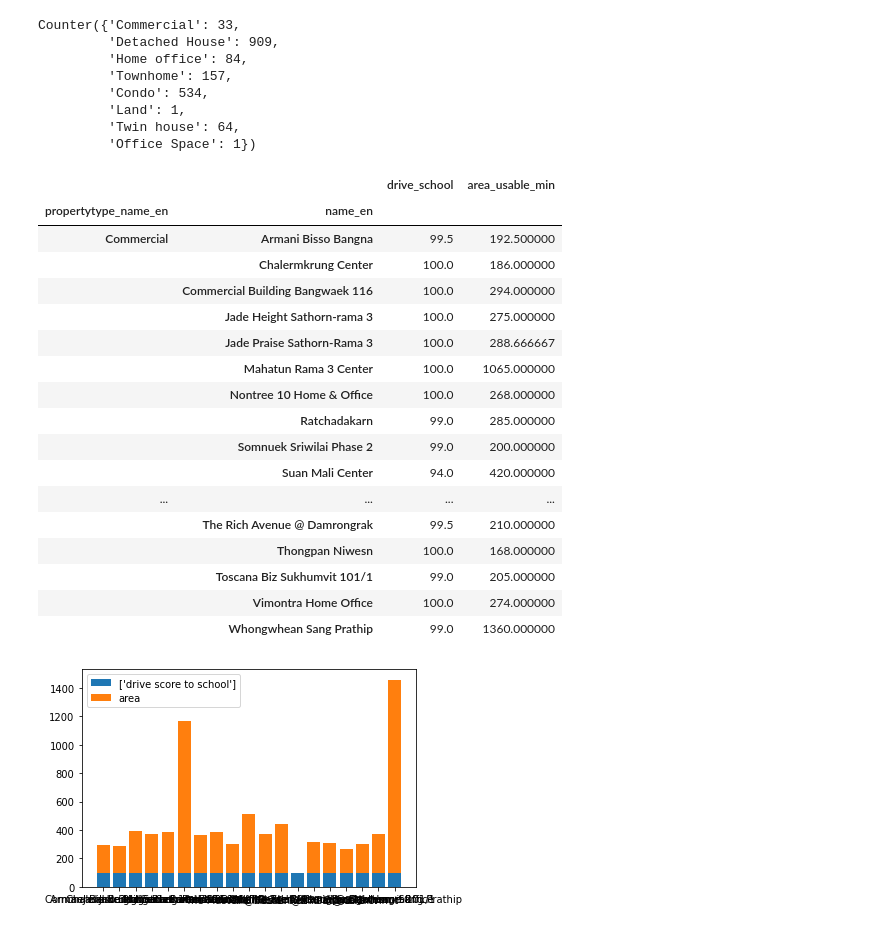
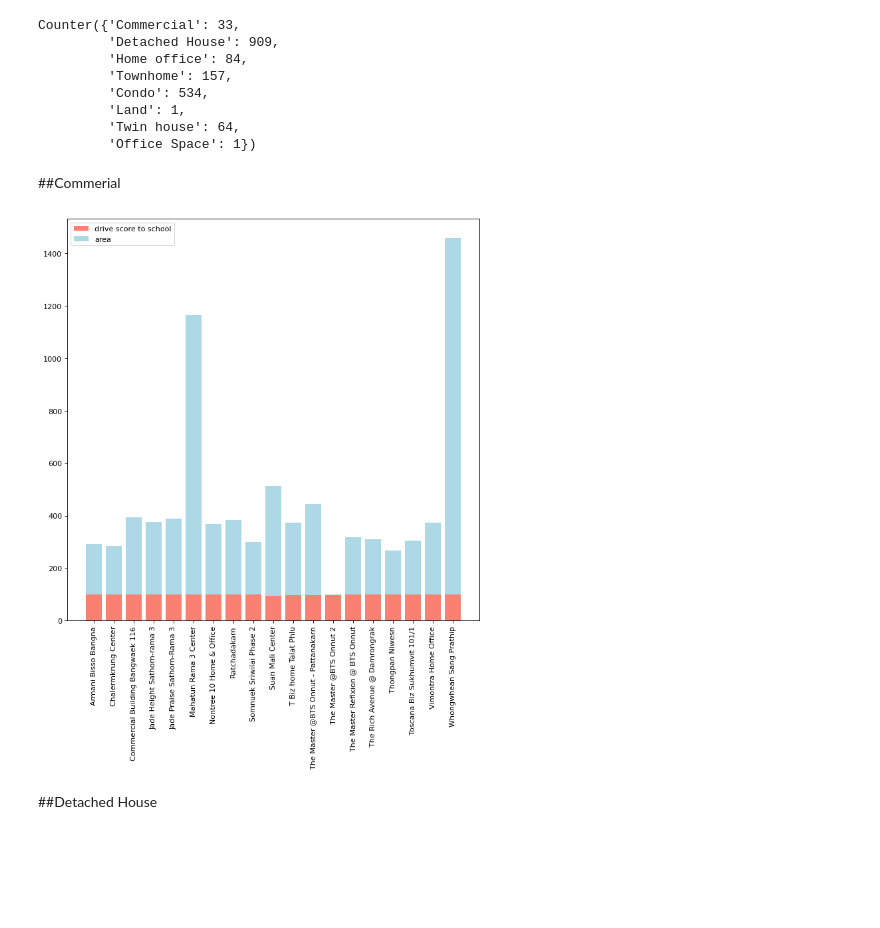
Before and after one commit to sucheerarighthere/BasicProg_DataViz65, a Jupyter notebook: FinalProject_Data.ipynb, the cells around one changed output. Drawn from its saved outputs; the diff is of its cells as text; code cells hidden in the pictures; blank space fills up the shorter version.

```diff
--- a/FinalProject_Data.ipynb
+++ b/FinalProject_Data.ipynb
@@ -137,31 +133,15 @@ onlyuse = tenmonlyuse.groupby(['propertytype_name_en','name_en'])['drive_school'
+# %% [markdown]
+##Commerial
 # %%
  tenm[['propertytype_name_en','name_en','drive_school','area_usable_min']]
 com=tenm[tenm['propertytype_name_en']=='Commercial']
 comonlyuse = com.groupby(['propertytype_name_en','name_en'])['drive_school','area_usable_min'].mean()
-comonlyuse
-# %% [output]
-|  |  | drive_school | area_usable_min |
-| propertytype_name_en | name_en |  |  |
-| Commercial | Armani Bisso Bangna | 99.5 | 192.500000 |
-|  | Chalermkrung Center | 100.0 | 186.000000 |
-|  | Commercial Building Bangwaek 116 | 100.0 | 294.000000 |
-|  | Jade Height Sathorn-rama 3 | 100.0 | 275.000000 |
-|  | Jade Praise Sathorn-Rama 3 | 100.0 | 288.666667 |
-|  | Mahatun Rama 3 Center | 100.0 | 1065.000000 |
-|  | Nontree 10 Home & Office | 100.0 | 268.000000 |
-|  | Ratchadakarn | 99.0 | 285.000000 |
-|  | Somnuek Sriwilai Phase 2 | 99.0 | 200.000000 |
-|  | Suan Mali Center | 94.0 | 420.000000 |
-| ... | ... | ... | ... |
-|  | The Rich Avenue @ Damrongrak | 99.5 | 210.000000 |
-|  | Thongpan Niwesn | 100.0 | 168.000000 |
-|  | Toscana Biz Sukhumvit 101/1 | 99.0 | 205.000000 |
-|  | Vimontra Home Office | 100.0 | 274.000000 |
-|  | Whongwhean Sang Prathip | 99.0 | 1360.000000 |
 # %%
-plt.bar([1,2,3,4,5,6,7,8,9,10,11,12,13,14,15,16,17,18,19],comonlyuse['drive_school'],label =['drive score to school'])
-plt.bar([1,2,3,4,5,6,7,8,9,10,11,12,13,14,15,16,17,18,19],comonlyuse['area_usable_min'],bottom=comonlyuse['drive_school'],label ='area')
+from matplotlib.pyplot import figure
+figure(figsize=(10,10), dpi=80)
+plt.bar([1,2,3,4,5,6,7,8,9,10,11,12,13,14,15,16,17,18,19],comonlyuse['drive_school'],label ='drive score to school',color='salmon')
+plt.bar([1,2,3,4,5,6,7,8,9,10,11,12,13,14,15,16,17,18,19],comonlyuse['area_usable_min'],bottom=comonlyuse['drive_school'],label ='area',color='lightblue')
 plt.xticks([1,2,3,4,5,6,7,8,9,10,11,12,13,14,15,16,17,18,19], comonlyuse.reset_index()['name_en'],rotation=90)
 plt.legend();
 # %% [output]
-[figure, old version]
+[figure, new version]
@@ -171,0 +148,2 @@ plt.xticks(x, labels, rotation='vertical')
+# %% [markdown]
+##Detached House
```
Also changed, not shown: parts of 23 cells of this notebook.
